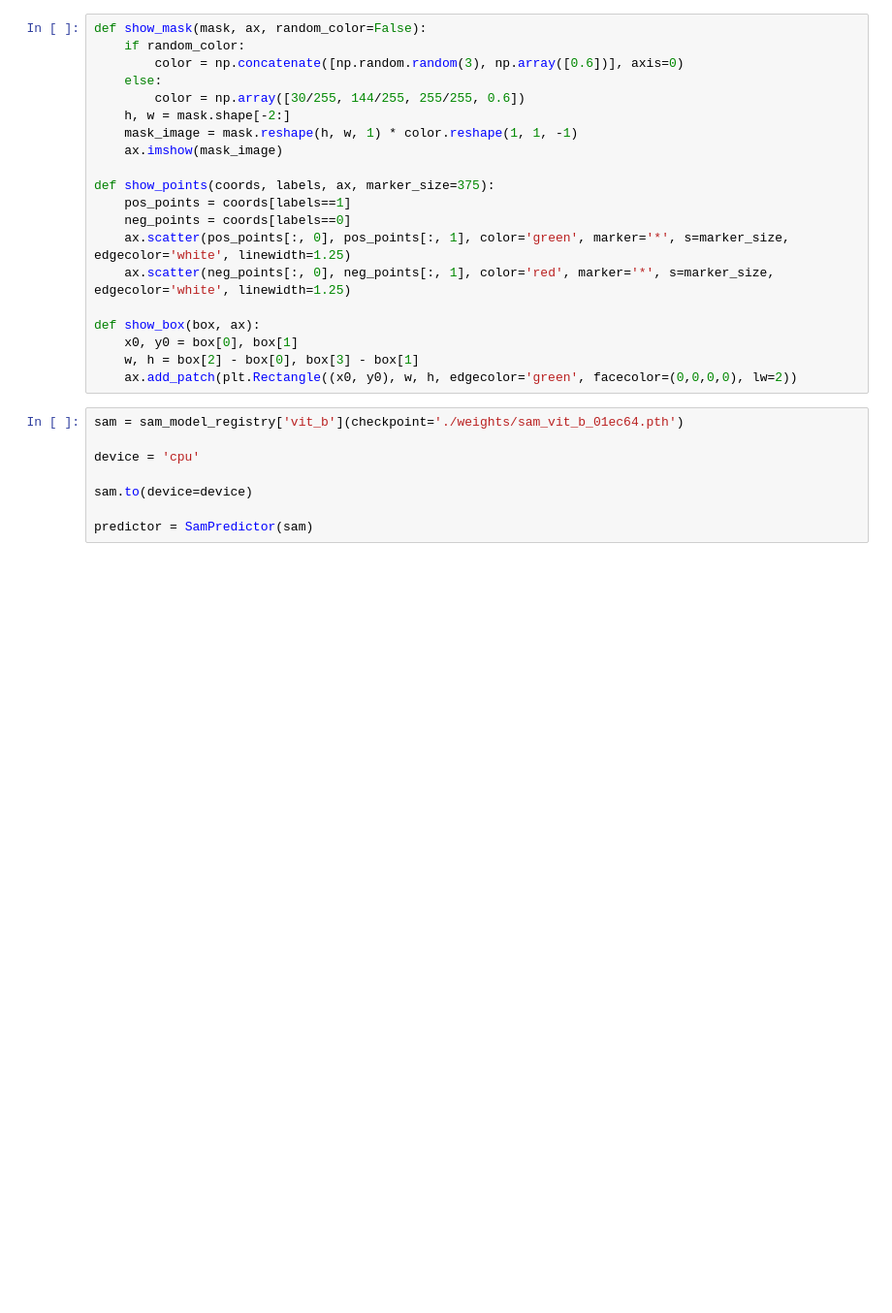
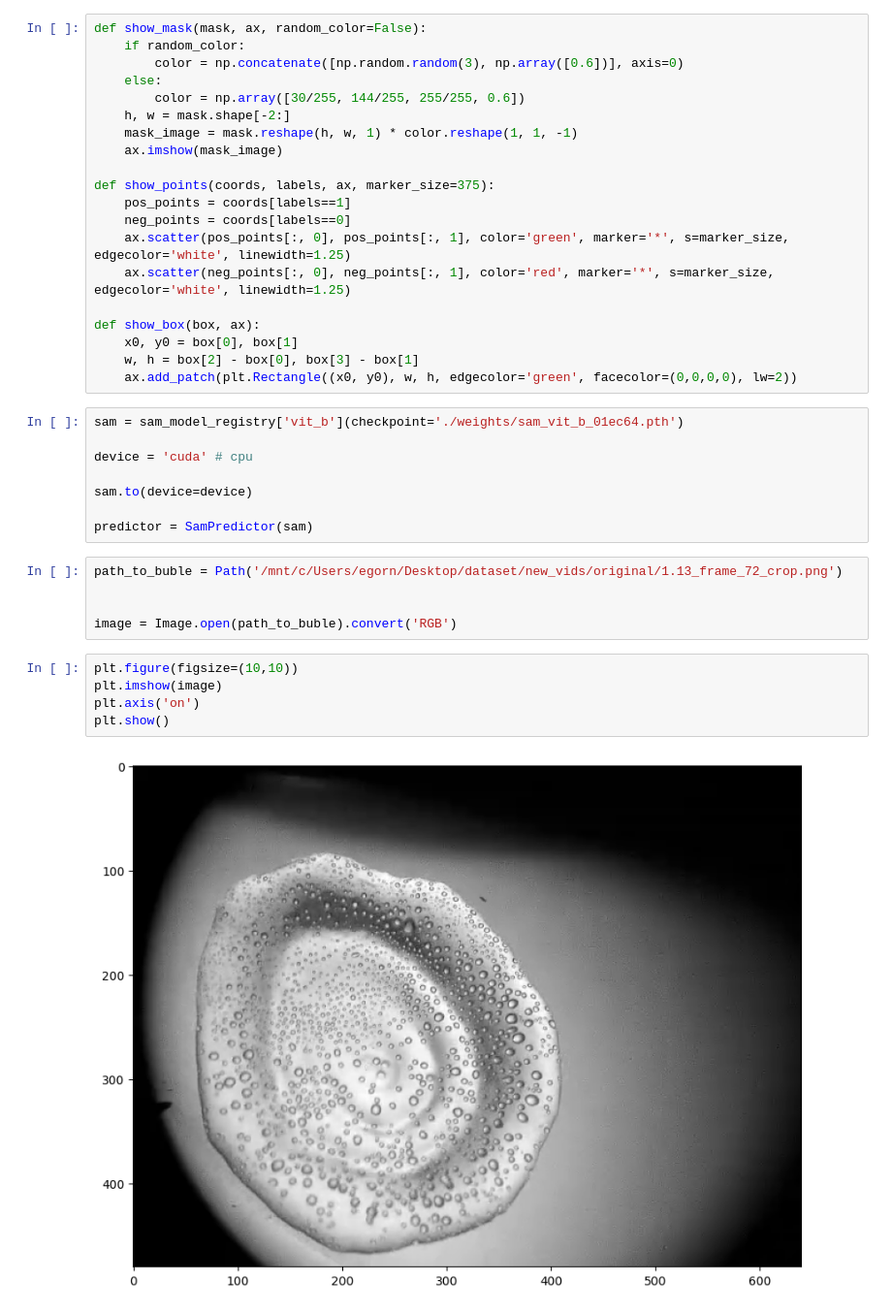
Before and after one commit to egornekrut/water-drops-processing, a Jupyter notebook: SAM.ipynb, the cells around one changed output. Shown at 97% size. Saved outputs shown, nothing was run; the diff lists cells and outputs as text; blank space fills up the shorter version.

```diff
--- a/SAM.ipynb
+++ b/SAM.ipynb
@@ -28,8 +30,20 @@ def show_box(box, ax):
 # %%
 sam = sam_model_registry['vit_b'](checkpoint='./weights/sam_vit_b_01ec64.pth')
 
-device = 'cpu'
+device = 'cuda' # cpu
 
 sam.to(device=device)
 
 predictor = SamPredictor(sam)
+# %%
+path_to_buble = Path('/mnt/c/Users/egorn/Desktop/dataset/new_vids/original/1.13_frame_72_crop.png')
+
+
+image = Image.open(path_to_buble).convert('RGB')
+# %%
+plt.figure(figsize=(10,10))
+plt.imshow(image)
+plt.axis('on')
+plt.show()
+# %% [output]
+[figure, added]
```
Also changed, not shown: parts of 7 cells of this notebook.
